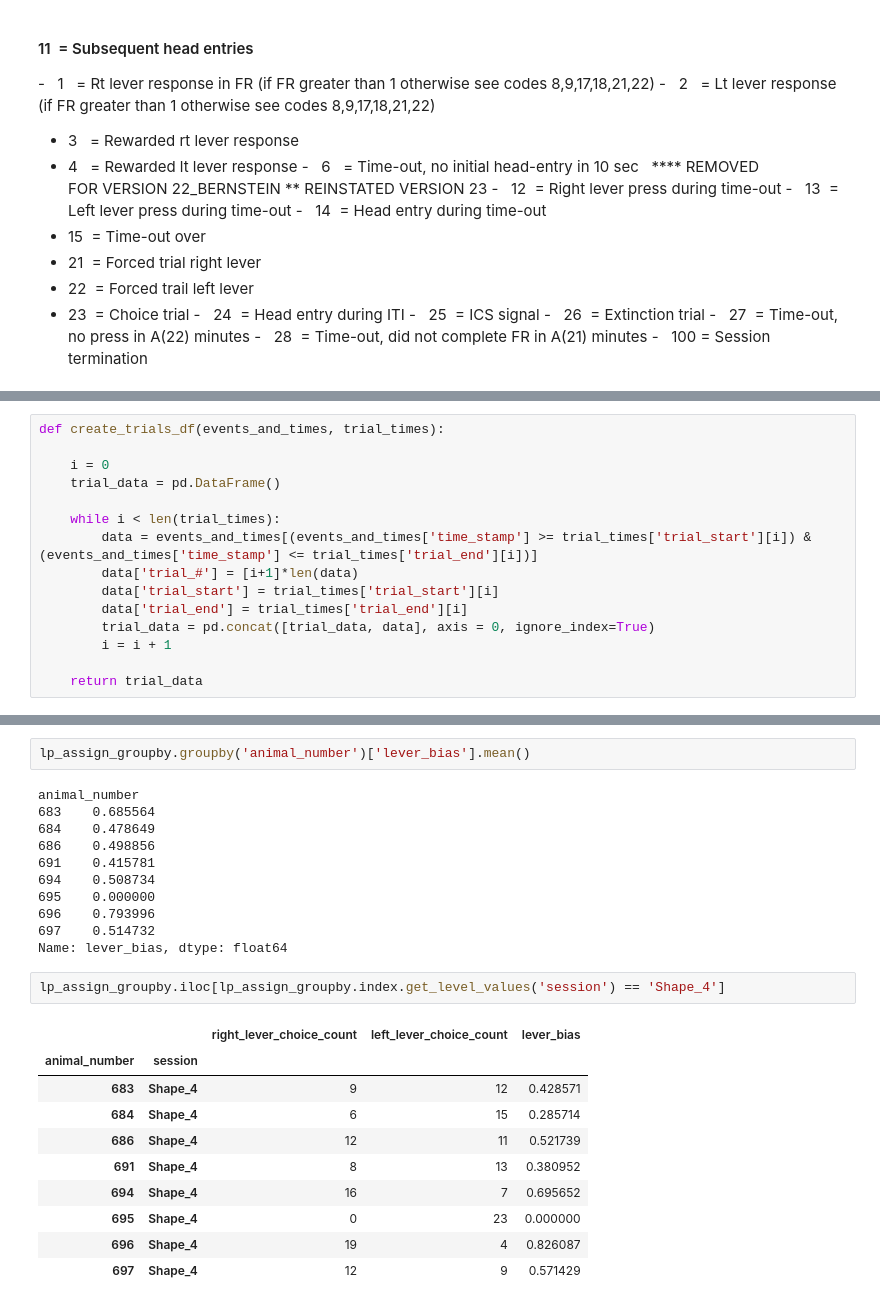
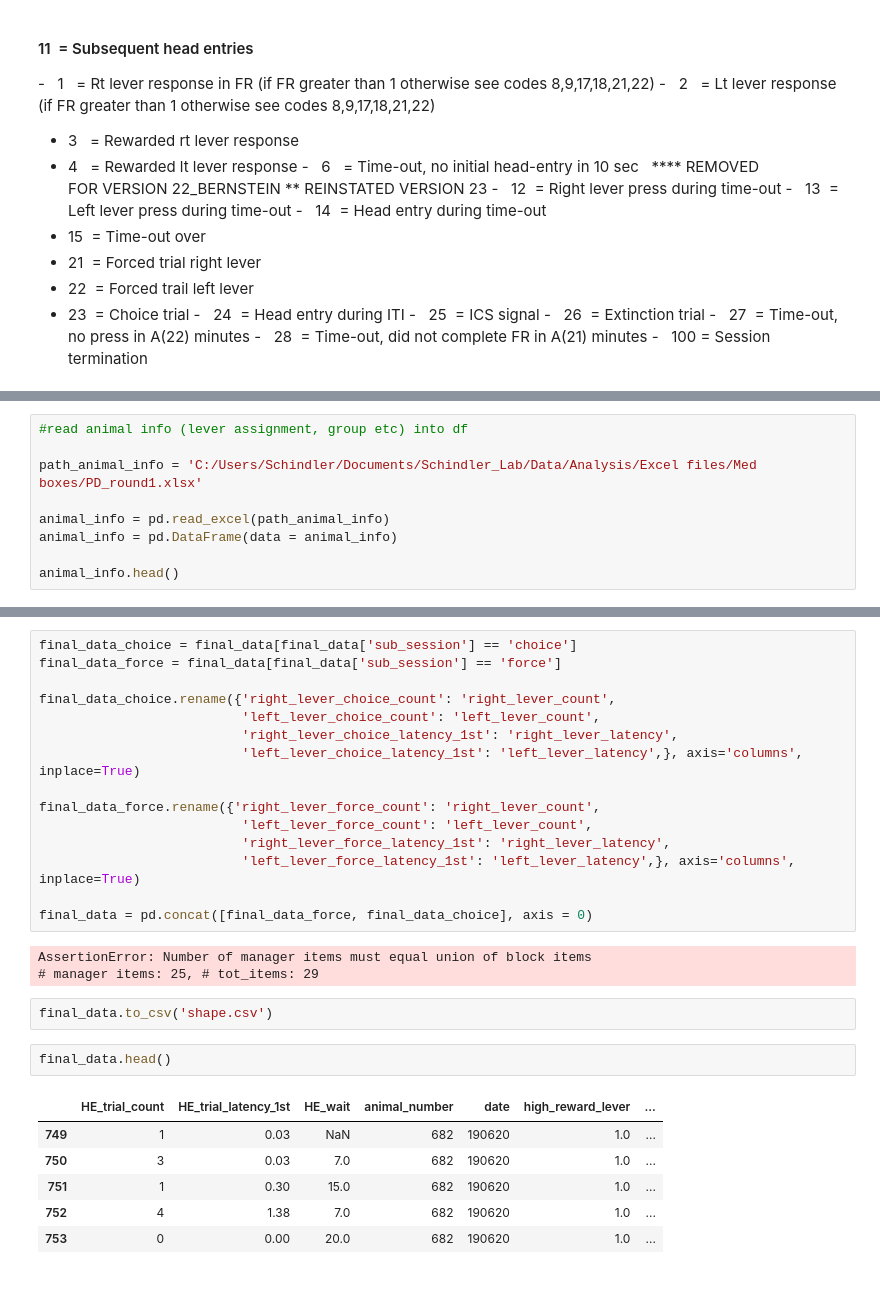
Before and after one commit to grace3999/MedPC, a Jupyter notebook: med_discounting.ipynb, the cells around one changed output, grey strips where cells are left out. Saved outputs shown, nothing was run; the diff lists cells and outputs as text.

```diff
--- a/med_discounting.ipynb
+++ b/med_discounting.ipynb
@@ -220,15 +395,0 @@ def get_trial_times_two(events_and_times, start_marker, ITI_marker, TO_rt_marker
-# %%
-def create_trials_df(events_and_times, trial_times):
-
-    i = 0
-    trial_data = pd.DataFrame()
-
-    while i < len(trial_times):
-        data = events_and_times[(events_and_times['time_stamp'] >= trial_times['trial_start'][i]) & (events_and_times['time_stamp'] <= trial_times['trial_end'][i])]
-        data['trial_#'] = [i+1]*len(data)
-        data['trial_start'] = trial_times['trial_start'][i]
-        data['trial_end'] = trial_times['trial_end'][i]
-        trial_data = pd.concat([trial_data, data], axis = 0, ignore_index=True)
-        i = i + 1
-
-    return trial_data
@@ -316,0 +396,9 @@ def get_variables(array, variable_letter):
+# %%
+#read animal info (lever assignment, group etc) into df
+
+path_animal_info = 'C:/Users/Schindler/Documents/Schindler_Lab/Data/Analysis/Excel files/Med boxes/PD_round1.xlsx'
+
+animal_info = pd.read_excel(path_animal_info)
+animal_info = pd.DataFrame(data = animal_info)
+
+animal_info.head()
@@ -454,29 +478,32 @@ lp_assign_groupby['lever_bias'] = lp_assign_groupby['right_lever_choice_count']
-# %%
-lp_assign_groupby.groupby('animal_number')['lever_bias'].mean()
-# %% [output]
-animal_number
-683    0.685564
-684    0.478649
-686    0.498856
-691    0.415781
-694    0.508734
-695    0.000000
-696    0.793996
-697    0.514732
-Name: lever_bias, dtype: float64
-# %%
-lp_assign_groupby.iloc[lp_assign_groupby.index.get_level_values('session') == 'Shape_4']
-# %% [output]
-|  |  | right_lever_choice_count | left_lever_choice_count | lever_bias |
-| animal_number | session |  |  |  |
-| 683 | Shape_4 | 9 | 12 | 0.428571 |
-| 684 | Shape_4 | 6 | 15 | 0.285714 |
-| 686 | Shape_4 | 12 | 11 | 0.521739 |
-| 691 | Shape_4 | 8 | 13 | 0.380952 |
-| 694 | Shape_4 | 16 | 7 | 0.695652 |
-| 695 | Shape_4 | 0 | 23 | 0.000000 |
-| 696 | Shape_4 | 19 | 4 | 0.826087 |
-| 697 | Shape_4 | 12 | 9 | 0.571429 |
+# %%
+final_data_choice = final_data[final_data['sub_session'] == 'choice']
+final_data_force = final_data[final_data['sub_session'] == 'force']
+
+final_data_choice.rename({'right_lever_choice_count': 'right_lever_count',
+                          'left_lever_choice_count': 'left_lever_count',
+                          'right_lever_choice_latency_1st': 'right_lever_latency',
+                          'left_lever_choice_latency_1st': 'left_lever_latency',}, axis='columns', inplace=True)
+
+final_data_force.rename({'right_lever_force_count': 'right_lever_count',
+                          'left_lever_force_count': 'left_lever_count',
+                          'right_lever_force_latency_1st': 'right_lever_latency',
+                          'left_lever_force_latency_1st': 'left_lever_latency',}, axis='columns', inplace=True)
+
+final_data = pd.concat([final_data_force, final_data_choice], axis = 0)
+# %% [output]
+AssertionError: Number of manager items must equal union of block items
+# manager items: 25, # tot_items: 29
+# %%
+final_data.to_csv('shape.csv')
+# %%
+final_data.head()
+# %% [output]
+|  | HE_trial_count | HE_trial_latency_1st | HE_wait | animal_number | date | high_reward_lever | ... |
+| 749 | 1 | 0.03 | NaN | 682 | 190620 | 1.0 | ... |
+| 750 | 3 | 0.03 | 7.0 | 682 | 190620 | 1.0 | ... |
+| 751 | 1 | 0.30 | 15.0 | 682 | 190620 | 1.0 | ... |
+| 752 | 4 | 1.38 | 7.0 | 682 | 190620 | 1.0 | ... |
+| 753 | 0 | 0.00 | 20.0 | 682 | 190620 | 1.0 | ... |
 # %%
 #single file option for trouble shooting
 
```
Also changed, not shown: parts of 35 cells of this notebook.
